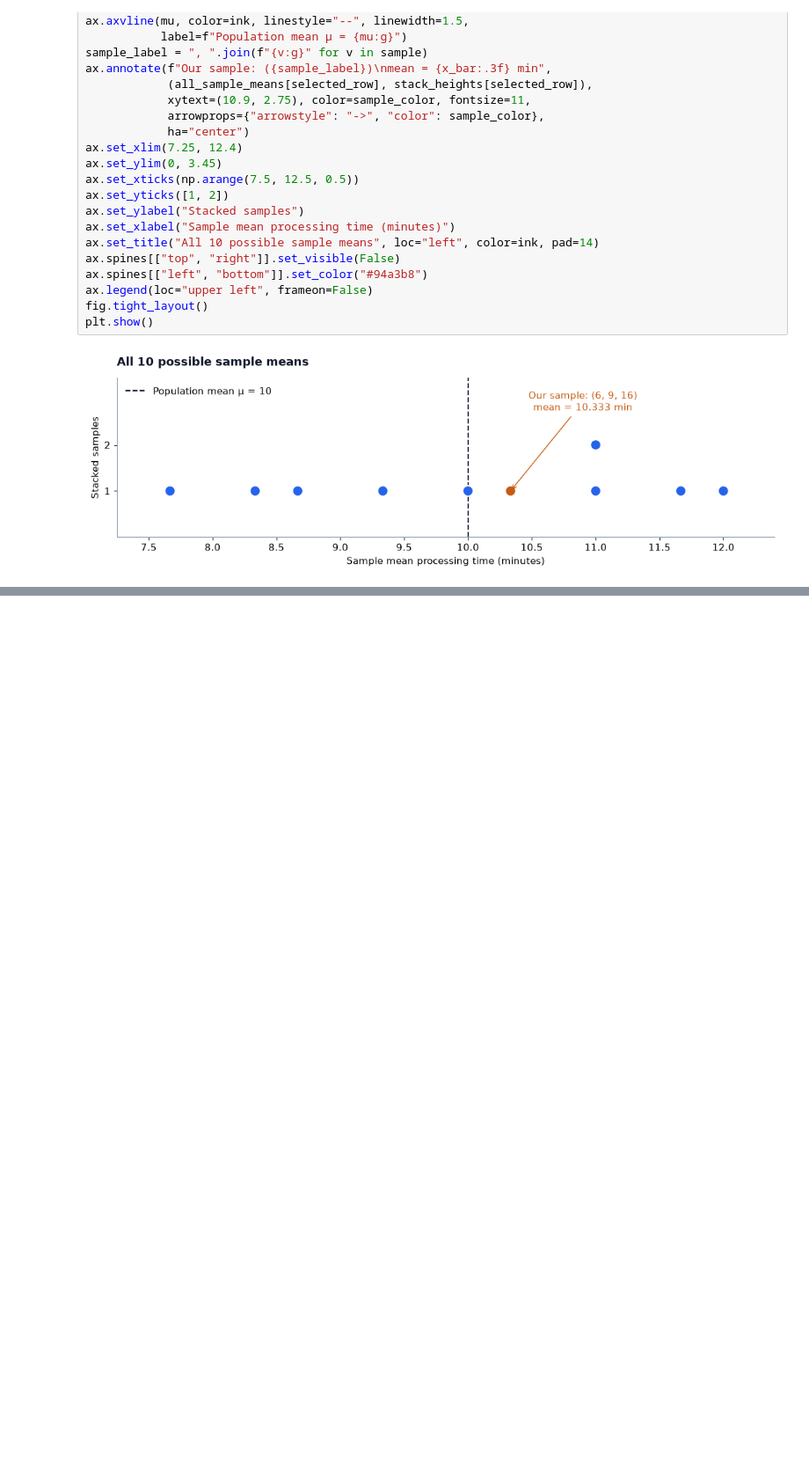
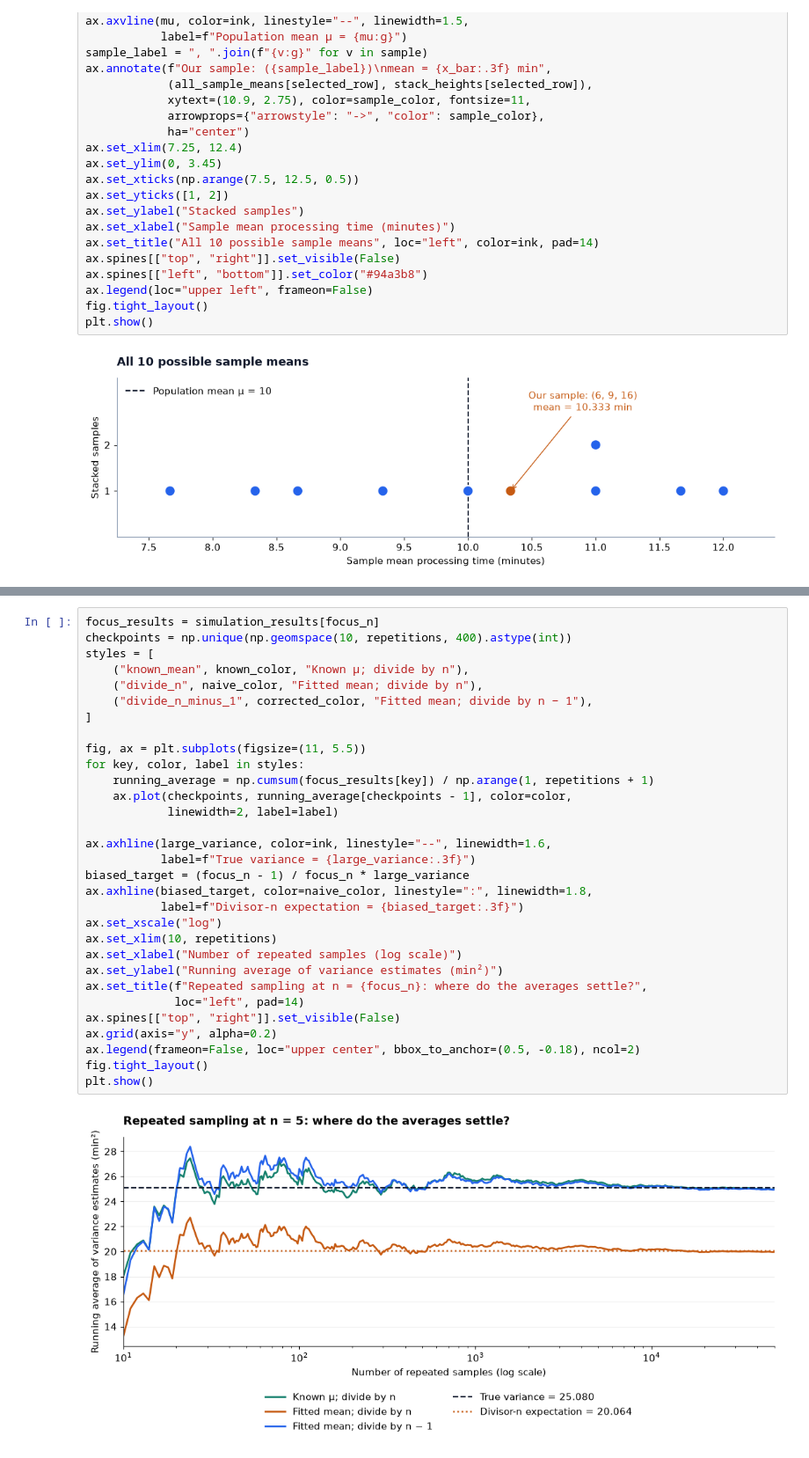
Before and after one commit to febrilputra/public-statistics-basics-to-advances, a Jupyter notebook: 1_Statistics_Fundamental_Concept/population_vs_sample_statistics.ipynb, the cells around one changed output, grey strips where cells are left out. Shown at 88% size. Cells and saved outputs as stored; diff of their text form; blank space fills up the shorter version.

```diff
--- a/1_Statistics_Fundamental_Concept/population_vs_sample_statistics.ipynb
+++ b/1_Statistics_Fundamental_Concept/population_vs_sample_statistics.ipynb
@@ -369,0 +594,33 @@ worked calculations above continue to describe the original sample $(6,9,16)$.
+# %%
+focus_results = simulation_results[focus_n]
+checkpoints = np.unique(np.geomspace(10, repetitions, 400).astype(int))
+styles = [
+    ("known_mean", known_color, "Known μ; divide by n"),
+    ("divide_n", naive_color, "Fitted mean; divide by n"),
+    ("divide_n_minus_1", corrected_color, "Fitted mean; divide by n − 1"),
+]
+
+fig, ax = plt.subplots(figsize=(11, 5.5))
+for key, color, label in styles:
+    running_average = np.cumsum(focus_results[key]) / np.arange(1, repetitions + 1)
+    ax.plot(checkpoints, running_average[checkpoints - 1], color=color,
+            linewidth=2, label=label)
+
+ax.axhline(large_variance, color=ink, linestyle="--", linewidth=1.6,
+           label=f"True variance = {large_variance:.3f}")
+biased_target = (focus_n - 1) / focus_n * large_variance
+ax.axhline(biased_target, color=naive_color, linestyle=":", linewidth=1.8,
+           label=f"Divisor-n expectation = {biased_target:.3f}")
+ax.set_xscale("log")
+ax.set_xlim(10, repetitions)
+ax.set_xlabel("Number of repeated samples (log scale)")
+ax.set_ylabel("Running average of variance estimates (min²)")
+ax.set_title(f"Repeated sampling at n = {focus_n}: where do the averages settle?",
+             loc="left", pad=14)
+ax.spines[["top", "right"]].set_visible(False)
+ax.grid(axis="y", alpha=0.2)
+ax.legend(frameon=False, loc="upper center", bbox_to_anchor=(0.5, -0.18), ncol=2)
+fig.tight_layout()
+plt.show()
+# %% [output]
+[figure, added]
```
Also changed, not shown: parts of 15 cells of this notebook, 1 other file.
